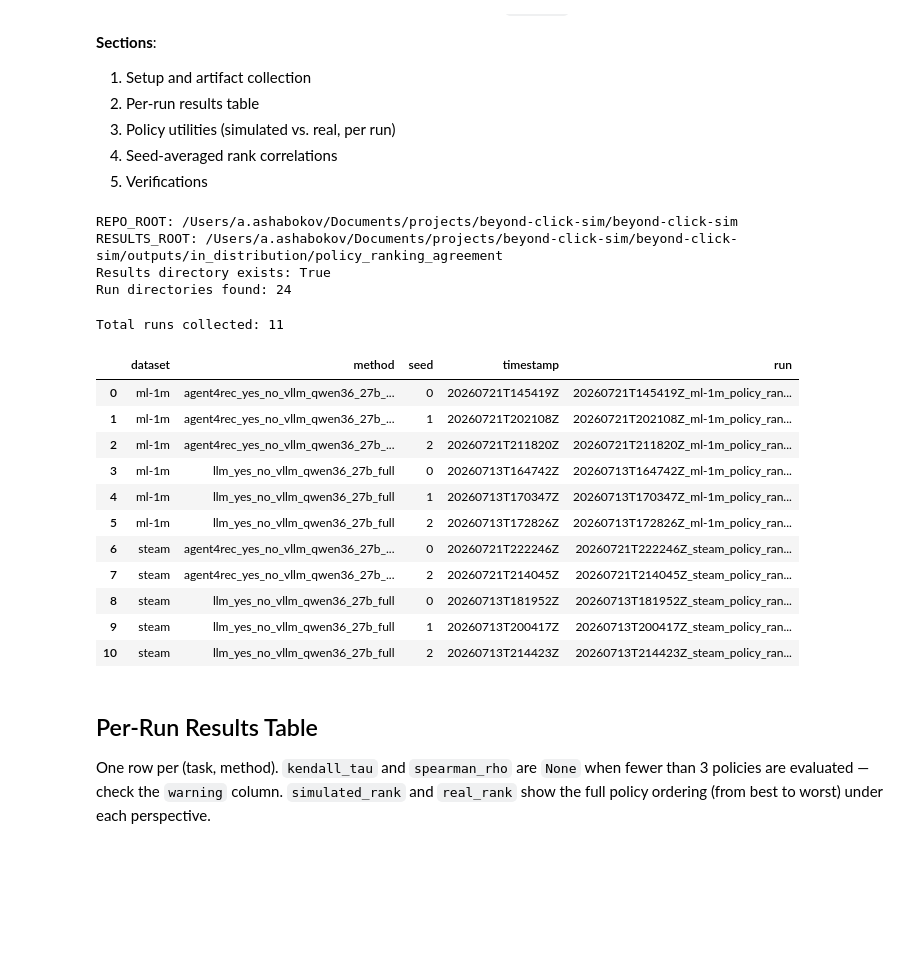
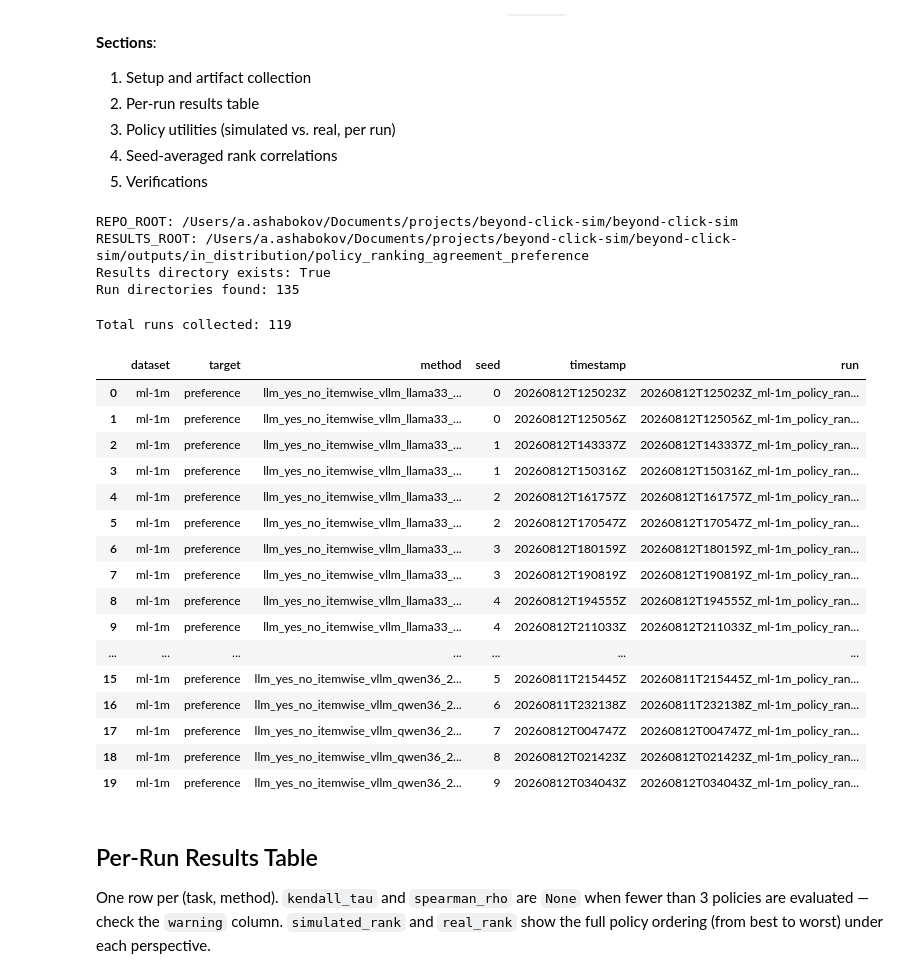
Before and after one commit to agafonovartem/beyond-click-sim, a Jupyter notebook: notebooks/policy_ranking_agreement.ipynb, the cells around one changed output. Cells and saved outputs as stored; diff of their text form; code cells hidden in the pictures; blank space fills up the shorter version.

```diff
--- a/notebooks/policy_ranking_agreement.ipynb
+++ b/notebooks/policy_ranking_agreement.ipynb
@@ -41,7 +41,8 @@ def find_repo_root(start: Path | None = None) -> Path:
 
 
 REPO_ROOT = find_repo_root()
-RESULTS_ROOT = REPO_ROOT / "outputs" / "in_distribution" / "policy_ranking_agreement"
+# RESULTS_ROOT = REPO_ROOT / "outputs" / "in_distribution" / "policy_ranking_agreement"
+RESULTS_ROOT = REPO_ROOT / "outputs" / "in_distribution" / "policy_ranking_agreement_preference/"
 
 METHODS = {
     "popularity_scorer": "Popularity scorer",
@@ -50,6 +51,7 @@ DATASET_LABELS = {"ml-1m": "ML-1M", "steam": "Steam"}
 
 TASK_RE = re.compile(
     r"^(?P<dataset>ml-1m|steam)_policy_ranking"
+    r"(?:_(?P<target>preference))?"
     r"(?:_eval_users(?P<eval_users>\d+))?"
     r"_seed(?P<seed>\d+)$"
 )
@@ -63,9 +65,9 @@ if RESULTS_ROOT.exists():
     print(f"Run directories found: {len(run_dirs)}")
 # %% [output]
 REPO_ROOT: /Users/a.ashabokov/Documents/projects/beyond-click-sim/beyond-click-sim
-RESULTS_ROOT: /Users/a.ashabokov/Documents/projects/beyond-click-sim/beyond-click-sim/outputs/in_distribution/policy_ranking_agreement
+RESULTS_ROOT: /Users/a.ashabokov/Documents/projects/beyond-click-sim/beyond-click-sim/outputs/in_distribution/policy_ranking_agreement_preference
 Results directory exists: True
-Run directories found: 24
+Run directories found: 135
 # %%
 def read_json(path: Path) -> dict[str, Any]:
     return json.loads(path.read_text(encoding="utf-8"))
@@ -87,9 +89,16 @@ def timestamp_from_run_dir(run_dir: Path) -> str:
 def parse_task_name(task: str) -> dict[str, Any]:
     match = TASK_RE.match(task)
     if match is None:
-        return {"dataset": "unknown", "eval_users": None, "seed": -1}
+        return {
+            "dataset": "unknown",
+            "target": "unknown",
+            "eval_users": None,
+            "seed": -1,
+        }
     return {
         "dataset": match.group("dataset"),
+        # Interaction protocol omits the marker; preference inserts `_preference`.
+        "target": match.group("target") or "interaction",
         "eval_users": int(match.group("eval_users")) if match.group("eval_users") else None,
         "seed": int(match.group("seed")),
     }
@@ -125,6 +134,7 @@ def collect_runs() -> pd.DataFrame:
         task = str(metrics.get("task", ""))
         task_info = parse_task_name(task)
         test_block = as_dict(metrics.get("test"))
+        policy_coverage = as_dict(metrics.get("policy_coverage"))
         manifest = read_json(manifest_path) if manifest_path.exists() else {}
         task_manifest = as_dict(as_dict(manifest.get("task")).get("manifest"))
         policies_manifest = as_list(task_manifest.get("policies"))
@@ -137,6 +147,7 @@ def collect_runs() -> pd.DataFrame:
             "method": method,
             "method_label": METHODS.get(method, method),
             "dataset": task_info["dataset"],
+            "target": task_info["target"],
             "eval_users": task_info["eval_users"],
             "seed": task_info["seed"],
             "n_policies": test_block.get("n_policies"),
@@ -149,48 +160,58 @@ def collect_runs() -> pd.DataFrame:
             "simulated_utilities": as_dict(test_block.get("simulated_utilities")),
             "real_utilities": as_dict(test_block.get("real_utilities")),
             "warning": test_block.get("warning"),
             "utility_aggregation": metrics.get("utility_aggregation"),
+            # Present on preference-protocol runs; absent on older interaction artifacts.
+            "policy_coverage": policy_coverage or None,
+            "policy_coverage_common_users": policy_coverage.get("common_users"),
+            "policy_coverage_common_rows": policy_coverage.get("common_rows"),
+            "policy_coverage_per_policy": as_dict(policy_coverage.get("per_policy")) or None,
             "policy_names_manifest": policy_names_manifest,
             "has_predictions": predictions_path.exists(),
             "train_rows": as_dict(task_manifest.get("rows")).get("train"),
             "test_rows": as_dict(task_manifest.get("rows")).get("test"),
             "train_users": as_dict(task_manifest.get("users")).get("train"),
             "test_users": as_dict(task_manifest.get("users")).get("test"),
         })
 
     if not rows:
         print("No policy ranking agreement metrics.json files found in RESULTS_ROOT.")
         print("Run the runner first:")
         print("  uv run python -m runners.in_distribution.policy_ranking_agreement.run")
         return pd.DataFrame()
 
     return (
         pd.DataFrame(rows)
-        .sort_values(["dataset", "method", "seed", "timestamp"])
+        .sort_values(["dataset", "target", "method", "seed", "timestamp"])
         .reset_index(drop=True)
     )
 
 
 all_runs = collect_runs()
 if all_runs.empty:
     print("No runs found — remaining cells will produce empty output.")
 else:
     print(f"Total runs collected: {len(all_runs)}")
-    display(all_runs[["dataset", "method", "seed", "timestamp", "run"]].head(20))
+    display(all_runs[["dataset", "target", "method", "seed", "timestamp", "run"]].head(20))
 # %% [output]
-Total runs collected: 11
+Total runs collected: 119
-|  | dataset | method | seed | timestamp | run |
-| 0 | ml-1m | agent4rec_yes_no_vllm_qwen36_27b_... | 0 | 20260721T145419Z | 20260721T145419Z_ml-1m_policy_ran... |
-| 1 | ml-1m | agent4rec_yes_no_vllm_qwen36_27b_... | 1 | 20260721T202108Z | 20260721T202108Z_ml-1m_policy_ran... |
-| 2 | ml-1m | agent4rec_yes_no_vllm_qwen36_27b_... | 2 | 20260721T211820Z | 20260721T211820Z_ml-1m_policy_ran... |
-| 3 | ml-1m | llm_yes_no_vllm_qwen36_27b_full | 0 | 20260713T164742Z | 20260713T164742Z_ml-1m_policy_ran... |
-| 4 | ml-1m | llm_yes_no_vllm_qwen36_27b_full | 1 | 20260713T170347Z | 20260713T170347Z_ml-1m_policy_ran... |
-| 5 | ml-1m | llm_yes_no_vllm_qwen36_27b_full | 2 | 20260713T172826Z | 20260713T172826Z_ml-1m_policy_ran... |
-| 6 | steam | agent4rec_yes_no_vllm_qwen36_27b_... | 0 | 20260721T222246Z | 20260721T222246Z_steam_policy_ran... |
-| 7 | steam | agent4rec_yes_no_vllm_qwen36_27b_... | 2 | 20260721T214045Z | 20260721T214045Z_steam_policy_ran... |
-| 8 | steam | llm_yes_no_vllm_qwen36_27b_full | 0 | 20260713T181952Z | 20260713T181952Z_steam_policy_ran... |
-| 9 | steam | llm_yes_no_vllm_qwen36_27b_full | 1 | 20260713T200417Z | 20260713T200417Z_steam_policy_ran... |
-| 10 | steam | llm_yes_no_vllm_qwen36_27b_full | 2 | 20260713T214423Z | 20260713T214423Z_steam_policy_ran... |
+|  | dataset | target | method | seed | timestamp | run |
+| 0 | ml-1m | preference | llm_yes_no_itemwise_vllm_llama33_... | 0 | 20260812T125023Z | 20260812T125023Z_ml-1m_policy_ran... |
+| 1 | ml-1m | preference | llm_yes_no_itemwise_vllm_llama33_... | 0 | 20260812T125056Z | 20260812T125056Z_ml-1m_policy_ran... |
+| 2 | ml-1m | preference | llm_yes_no_itemwise_vllm_llama33_... | 1 | 20260812T143337Z | 20260812T143337Z_ml-1m_policy_ran... |
+| 3 | ml-1m | preference | llm_yes_no_itemwise_vllm_llama33_... | 1 | 20260812T150316Z | 20260812T150316Z_ml-1m_policy_ran... |
+| 4 | ml-1m | preference | llm_yes_no_itemwise_vllm_llama33_... | 2 | 20260812T161757Z | 20260812T161757Z_ml-1m_policy_ran... |
+| 5 | ml-1m | preference | llm_yes_no_itemwise_vllm_llama33_... | 2 | 20260812T170547Z | 20260812T170547Z_ml-1m_policy_ran... |
+| 6 | ml-1m | preference | llm_yes_no_itemwise_vllm_llama33_... | 3 | 20260812T180159Z | 20260812T180159Z_ml-1m_policy_ran... |
+| 7 | ml-1m | preference | llm_yes_no_itemwise_vllm_llama33_... | 3 | 20260812T190819Z | 20260812T190819Z_ml-1m_policy_ran... |
+| 8 | ml-1m | preference | llm_yes_no_itemwise_vllm_llama33_... | 4 | 20260812T194555Z | 20260812T194555Z_ml-1m_policy_ran... |
+| 9 | ml-1m | preference | llm_yes_no_itemwise_vllm_llama33_... | 4 | 20260812T211033Z | 20260812T211033Z_ml-1m_policy_ran... |
+| ... | ... | ... | ... | ... | ... | ... |
+| 15 | ml-1m | preference | llm_yes_no_itemwise_vllm_qwen36_2... | 5 | 20260811T215445Z | 20260811T215445Z_ml-1m_policy_ran... |
+| 16 | ml-1m | preference | llm_yes_no_itemwise_vllm_qwen36_2... | 6 | 20260811T232138Z | 20260811T232138Z_ml-1m_policy_ran... |
+| 17 | ml-1m | preference | llm_yes_no_itemwise_vllm_qwen36_2... | 7 | 20260812T004747Z | 20260812T004747Z_ml-1m_policy_ran... |
+| 18 | ml-1m | preference | llm_yes_no_itemwise_vllm_qwen36_2... | 8 | 20260812T021423Z | 20260812T021423Z_ml-1m_policy_ran... |
+| 19 | ml-1m | preference | llm_yes_no_itemwise_vllm_qwen36_2... | 9 | 20260812T034043Z | 20260812T034043Z_ml-1m_policy_ran... |
 # %%
 # Keep the most recent run per (task, method) — dedup by latest timestamp.
 if not all_runs.empty:
```
Also changed, not shown: parts of 17 cells of this notebook, 15 other files.
